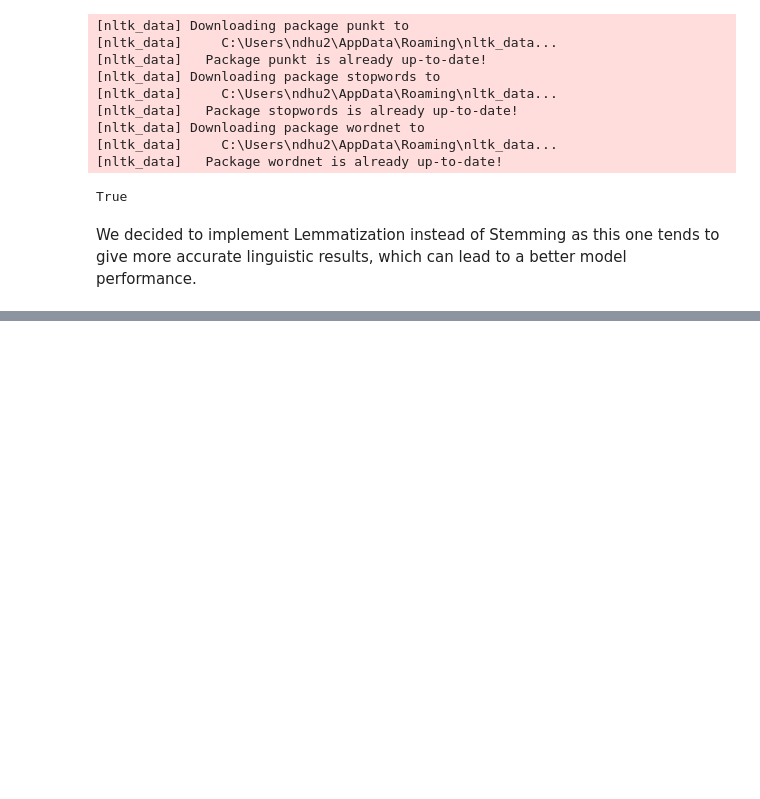
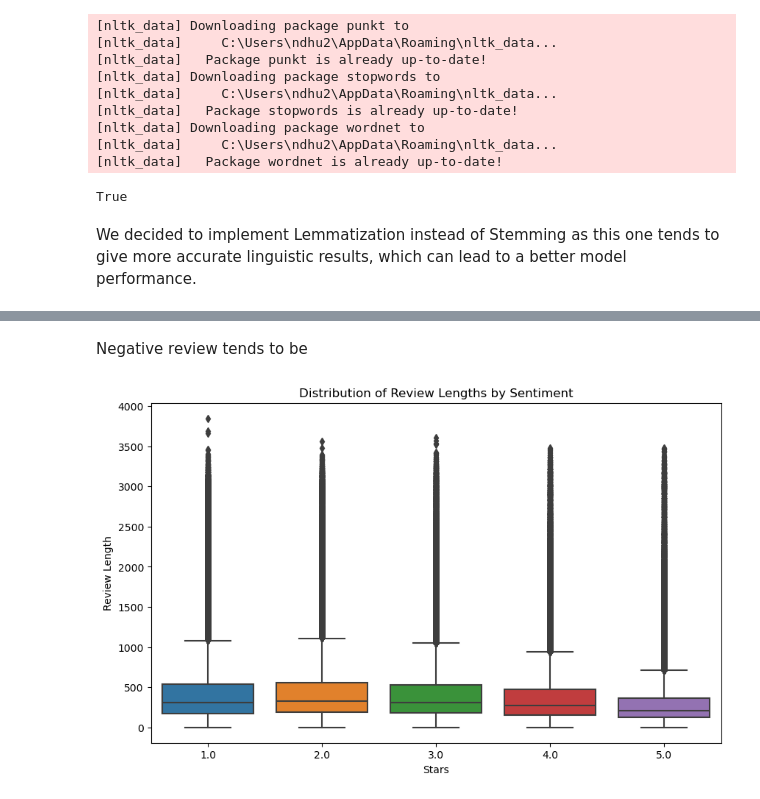
Before and after one commit to dars180602/Sentiment-Analysis-Interface, a Jupyter notebook: main.ipynb, the cells around one changed output, grey strips where cells are left out. Cells and saved outputs as stored; diff of their text form; code cells hidden in the pictures; blank space fills up the shorter version.

```diff
--- a/main.ipynb
+++ b/main.ipynb
@@ -340,0 +420,18 @@ new_df.head()
+# %% [markdown]
+Negative review tends to be
+# %%
+# Set up the figure and axes
+plt.figure(figsize=(10, 6))
+
+# Create a box plot of review lengths by sentiment
+sns.boxplot(data=df, x='stars_x', y='review_length')
+
+# Add labels and title
+plt.xlabel('Stars')
+plt.ylabel('Review Length')
+plt.title('Distribution of Review Lengths by Sentiment')
+
+# Show plot
+plt.show()
+# %% [output]
+[figure, added]
```
Also changed, not shown: parts of 81 cells of this notebook.
